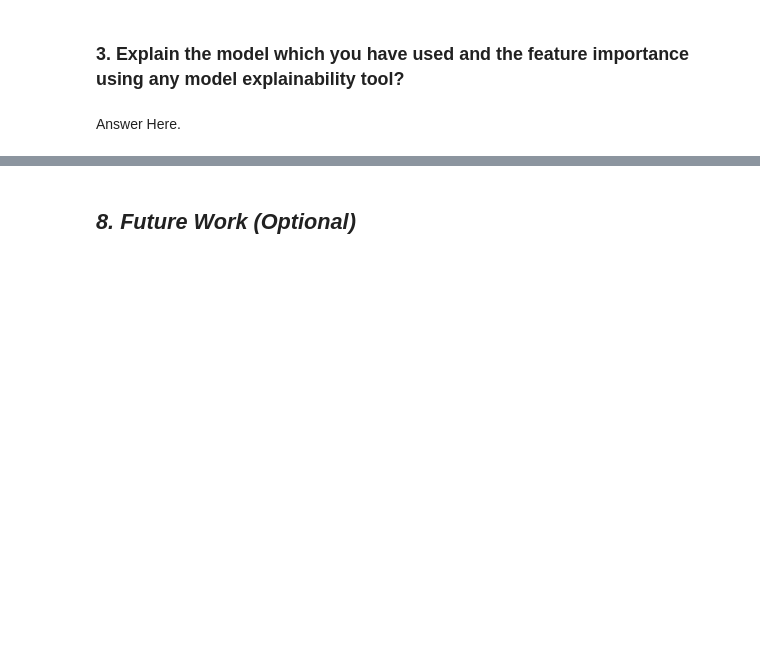
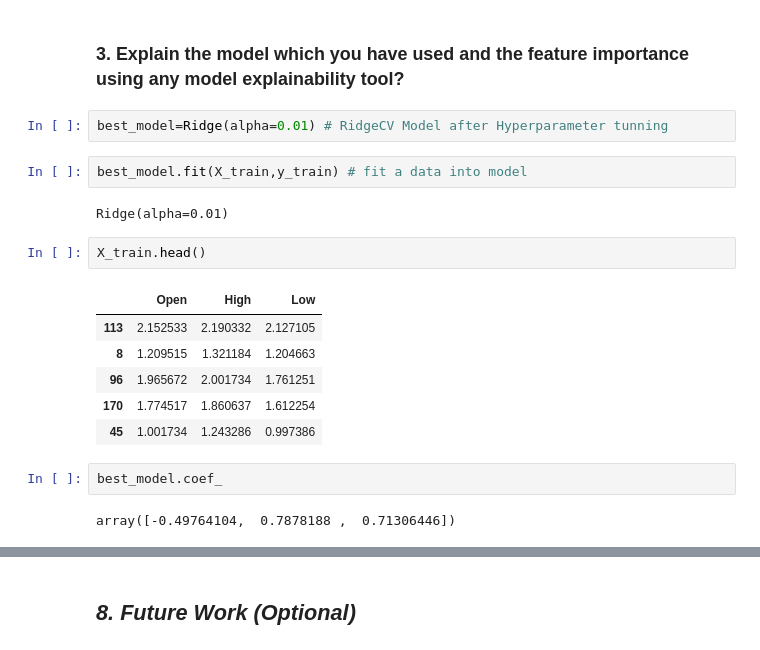
Before and after one commit to Vinayak0042/Yes-Bank-Stock-Closing-Price-Predication-by-Regression, a Jupyter notebook: Capstone_2_Regression.ipynb, the cells around one changed output, grey strips where cells are left out. Drawn from its saved outputs; the diff is of its cells as text; blank space fills up the shorter version.

```diff
--- a/Capstone_2_Regression.ipynb
+++ b/Capstone_2_Regression.ipynb
@@ -656,4 +642,21 @@ Answer Here.
 # %% [markdown]
 ### 3. Explain the model which you have used and the feature importance using any model explainability tool?
-# %% [markdown]
-Answer Here.
+# %%
+best_model=Ridge(alpha=0.01) # RidgeCV Model after Hyperparameter tunning
+# %%
+best_model.fit(X_train,y_train) # fit a data into model
+# %% [output]
+Ridge(alpha=0.01)
+# %%
+X_train.head()
+# %% [output]
+|  | Open | High | Low |
+| 113 | 2.152533 | 2.190332 | 2.127105 |
+| 8 | 1.209515 | 1.321184 | 1.204663 |
+| 96 | 1.965672 | 2.001734 | 1.761251 |
+| 170 | 1.774517 | 1.860637 | 1.612254 |
+| 45 | 1.001734 | 1.243286 | 0.997386 |
+# %%
+best_model.coef_
+# %% [output]
+array([-0.49764104,  0.7878188 ,  0.71306446])
```
Also changed, not shown: parts of 37 cells of this notebook.
